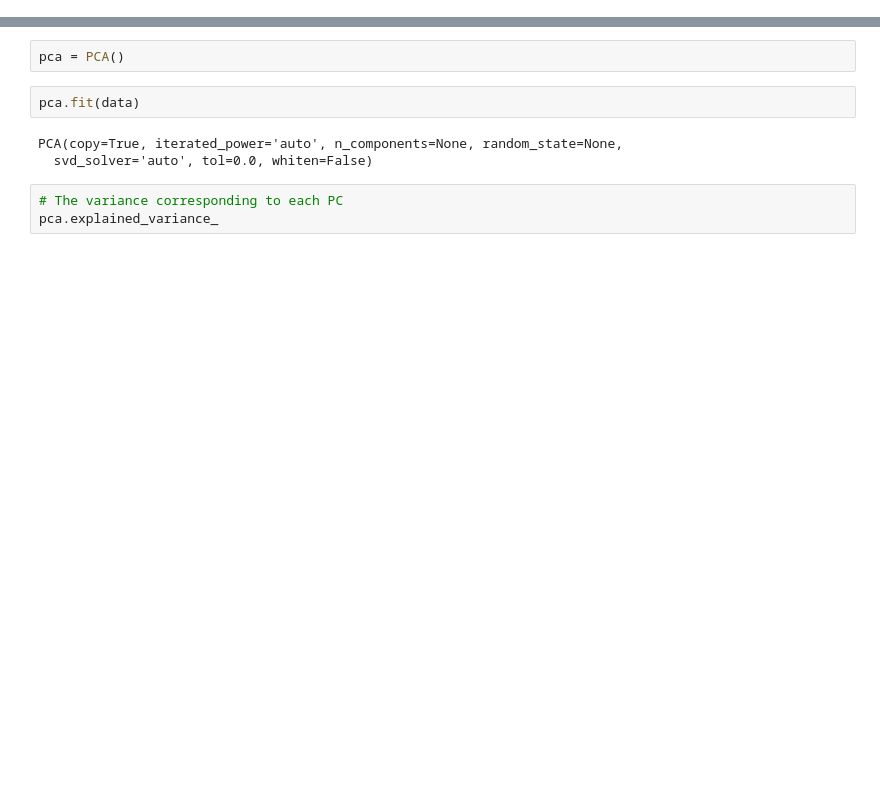
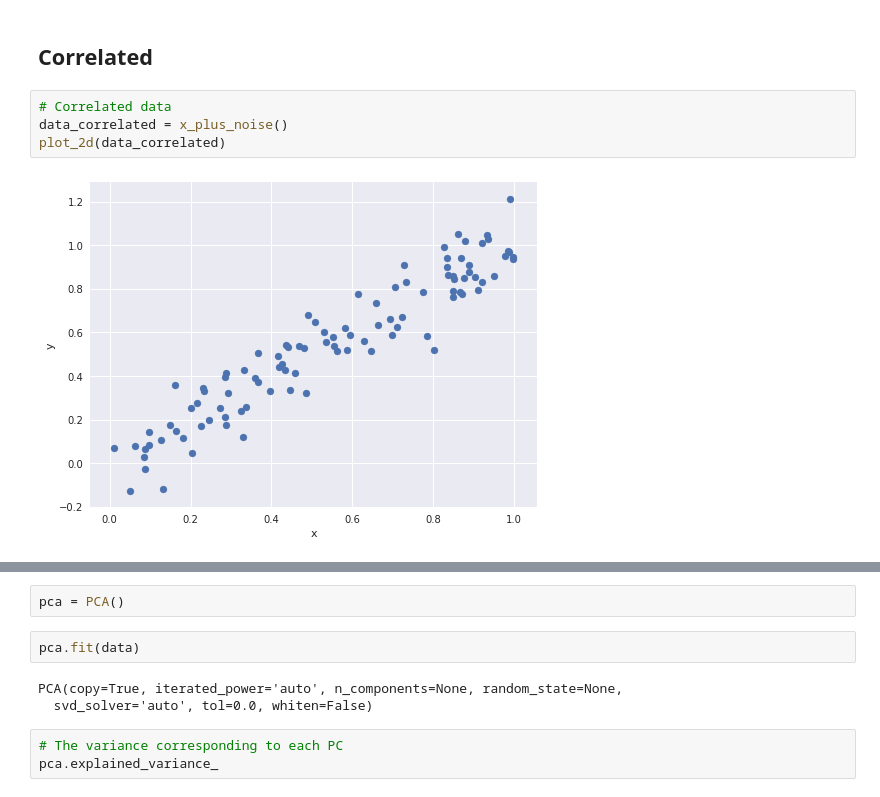
Before and after one commit to hershaw/data-science-101, a Jupyter notebook: course/API.ipynb, the cells around one changed output, grey strips where cells are left out. Cells and saved outputs as stored; diff of their text form; blank space fills up the shorter version.

```diff
--- a/course/API.ipynb
+++ b/course/API.ipynb
@@ -33,0 +49,8 @@ from sklearn.decomposition import PCA
+# %% [markdown]
+## Correlated
+# %%
+# Correlated data
+data_correlated = x_plus_noise()
+plot_2d(data_correlated)
+# %% [output]
+[figure, added]
```
Also changed, not shown: parts of 24 cells of this notebook, 1 other file.
